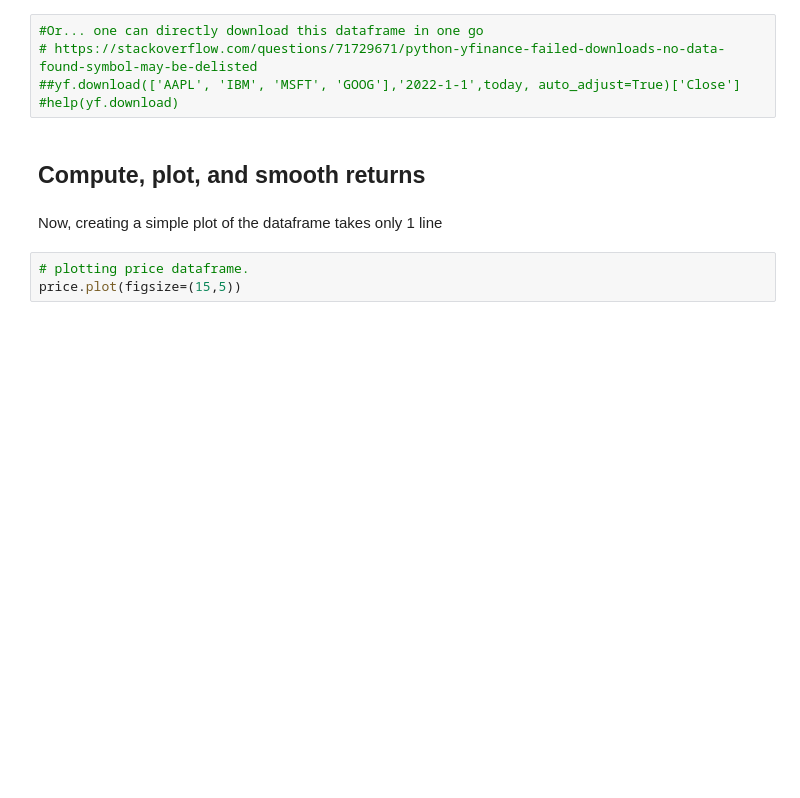
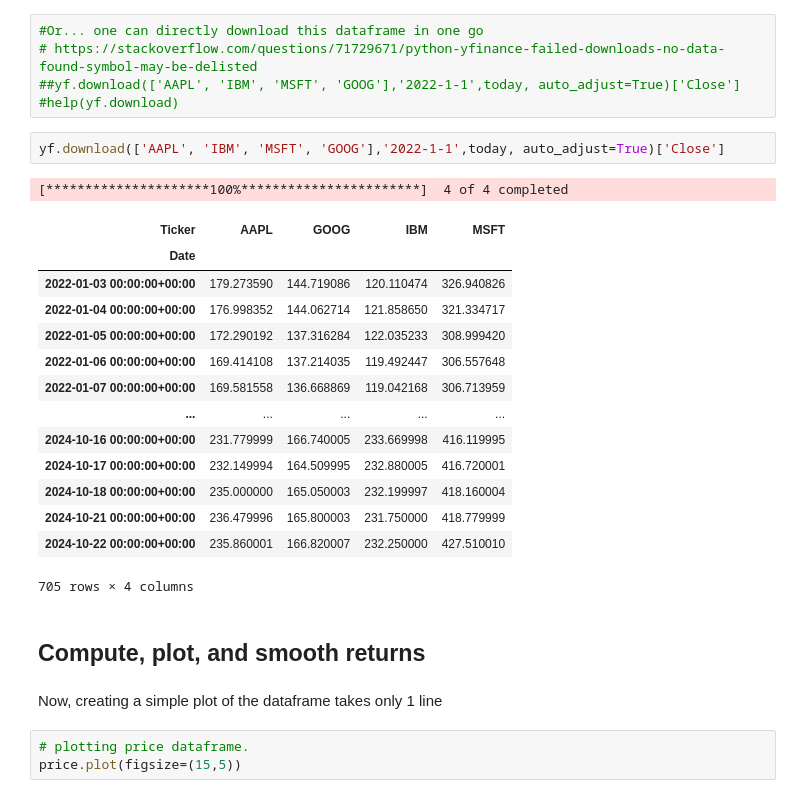
Before and after one commit to EMbeDS-education/OCP_Python4Finance2024, a Jupyter notebook: jupyter/jupyterNotebooks/classes_4_6.ipynb, the cells around one changed output. Saved outputs shown, nothing was run; the diff lists cells and outputs as text; blank space fills up the shorter version.

```diff
--- a/jupyter/jupyterNotebooks/classes_4_6.ipynb
+++ b/jupyter/jupyterNotebooks/classes_4_6.ipynb
@@ -1943,6 +3922,24 @@ price.info()
 # https://stackoverflow.com/questions/71729671/python-yfinance-failed-downloads-no-data-found-symbol-may-be-delisted
 ##yf.download(['AAPL', 'IBM', 'MSFT', 'GOOG'],'2022-1-1',today, auto_adjust=True)['Close']
 #help(yf.download)
+# %%
+yf.download(['AAPL', 'IBM', 'MSFT', 'GOOG'],'2022-1-1',today, auto_adjust=True)['Close']
+# %% [output]
+[*********************100%***********************]  4 of 4 completed
+| Ticker | AAPL | GOOG | IBM | MSFT |
+| Date |  |  |  |  |
+| 2022-01-03 00:00:00+00:00 | 179.273590 | 144.719086 | 120.110474 | 326.940826 |
+| 2022-01-04 00:00:00+00:00 | 176.998352 | 144.062714 | 121.858650 | 321.334717 |
+| 2022-01-05 00:00:00+00:00 | 172.290192 | 137.316284 | 122.035233 | 308.999420 |
+| 2022-01-06 00:00:00+00:00 | 169.414108 | 137.214035 | 119.492447 | 306.557648 |
+| 2022-01-07 00:00:00+00:00 | 169.581558 | 136.668869 | 119.042168 | 306.713959 |
+| ... | ... | ... | ... | ... |
+| 2024-10-16 00:00:00+00:00 | 231.779999 | 166.740005 | 233.669998 | 416.119995 |
+| 2024-10-17 00:00:00+00:00 | 232.149994 | 164.509995 | 232.880005 | 416.720001 |
+| 2024-10-18 00:00:00+00:00 | 235.000000 | 165.050003 | 232.199997 | 418.160004 |
+| 2024-10-21 00:00:00+00:00 | 236.479996 | 165.800003 | 231.750000 | 418.779999 |
+| 2024-10-22 00:00:00+00:00 | 235.860001 | 166.820007 | 232.250000 | 427.510010 |
+705 rows × 4 columns
 # %% [markdown]
 ## Compute, plot, and smooth returns
 # %% [markdown]
```
Also changed, not shown: parts of 318 cells of this notebook.
